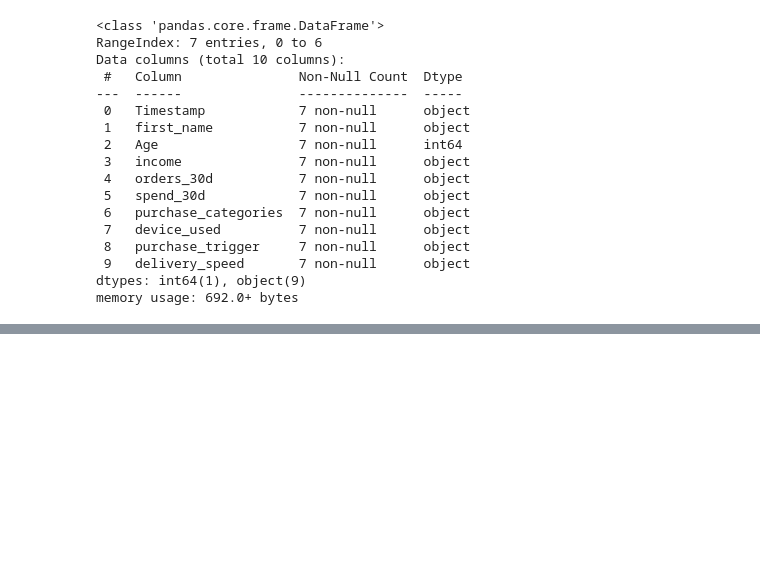
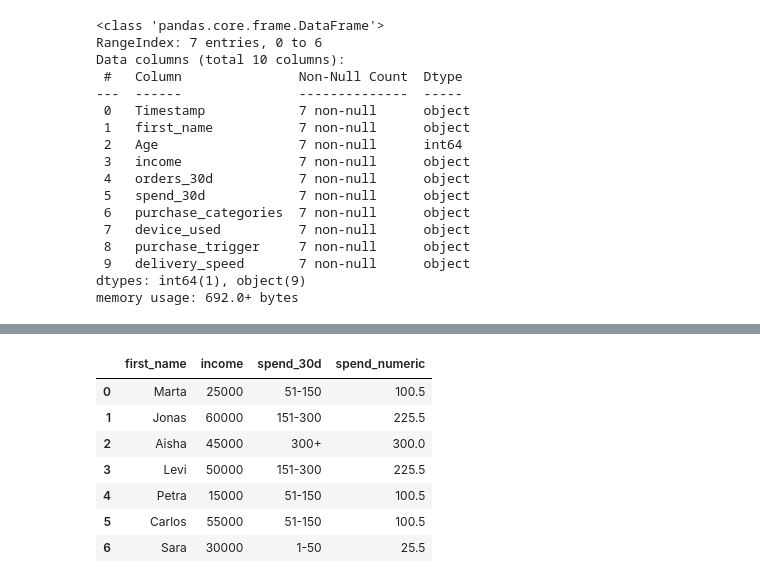
Before and after one commit to chandlershortlidge/lab-sampling, a Jupyter notebook: main.ipynb, the cells around one changed output, grey strips where cells are left out. Cells and saved outputs as stored; diff of their text form; code cells hidden in the pictures; blank space fills up the shorter version.

```diff
--- a/main.ipynb
+++ b/main.ipynb
@@ -262,0 +196,11 @@ sns.barchart
+# %%
+shopping[['first_name', 'income', 'spend_30d', 'spend_numeric']]
+# %% [output]
+|  | first_name | income | spend_30d | spend_numeric |
+| 0 | Marta | 25000 | 51-150 | 100.5 |
+| 1 | Jonas | 60000 | 151-300 | 225.5 |
+| 2 | Aisha | 45000 | 300+ | 300.0 |
+| 3 | Levi | 50000 | 151-300 | 225.5 |
+| 4 | Petra | 15000 | 51-150 | 100.5 |
+| 5 | Carlos | 55000 | 51-150 | 100.5 |
+| 6 | Sara | 30000 | 1-50 | 25.5 |
```
Also changed, not shown: parts of 15 cells of this notebook, 1 other file.
